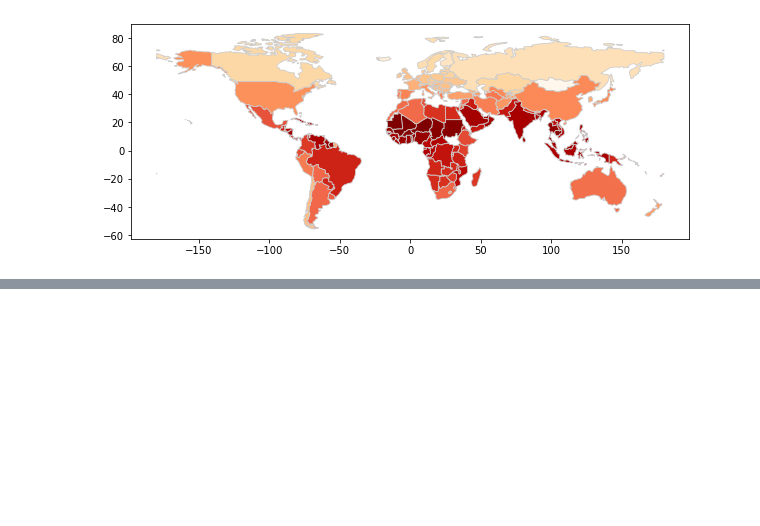
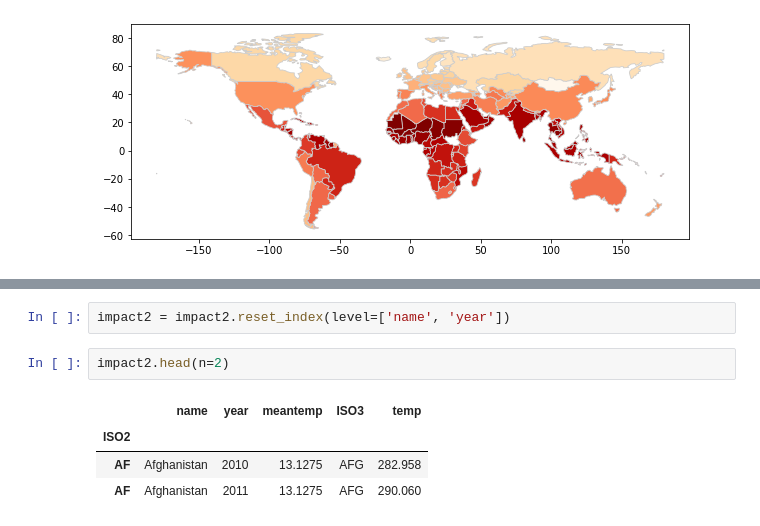
Before and after one commit to rahatsiddique/pandas_basics, a Jupyter notebook: climatechange/climate change and economics.ipynb, the cells around one changed output, grey strips where cells are left out. Cells and saved outputs as stored; diff of their text form; blank space fills up the shorter version.

```diff
--- a/climatechange/climate change and economics.ipynb
+++ b/climatechange/climate change and economics.ipynb
@@ -144,0 +183,9 @@ merged.plot(column=meantemp, cmap='OrRd', linewidth=0.8, ax=ax, edgecolor='0.8')
+# %%
+impact2 = impact2.reset_index(level=['name', 'year'])
+# %%
+impact2.head(n=2)
+# %% [output]
+|  | name | year | meantemp | ISO3 | temp |
+| ISO2 |  |  |  |  |  |
+| AF | Afghanistan | 2010 | 13.1275 | AFG | 282.958 |
+| AF | Afghanistan | 2011 | 13.1275 | AFG | 290.060 |
```
Also changed, not shown: parts of 14 cells of this notebook.
